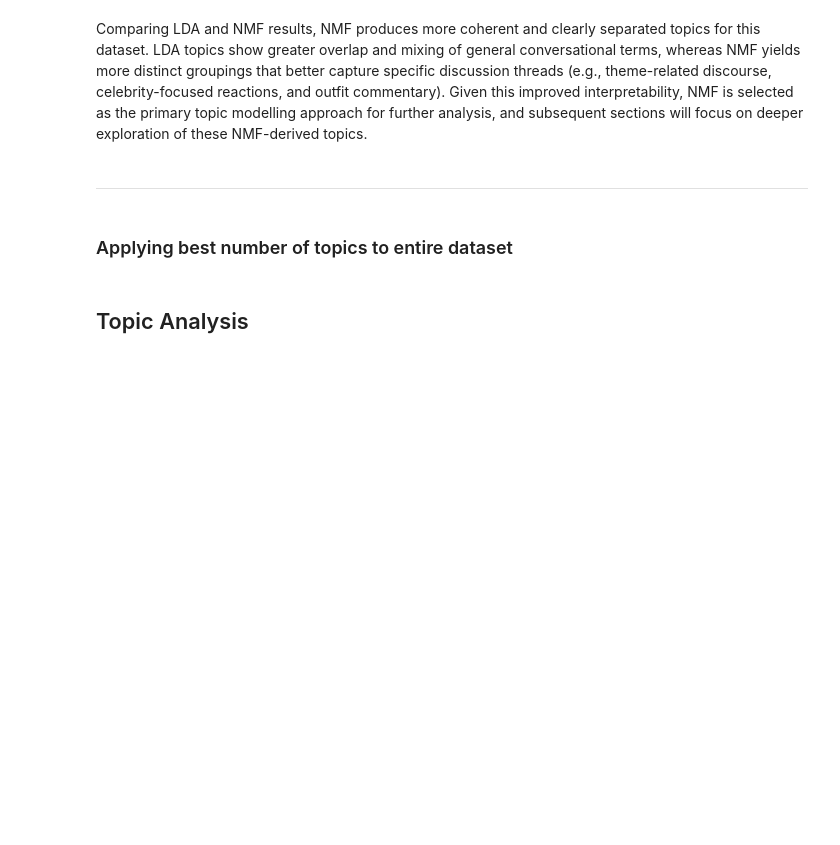
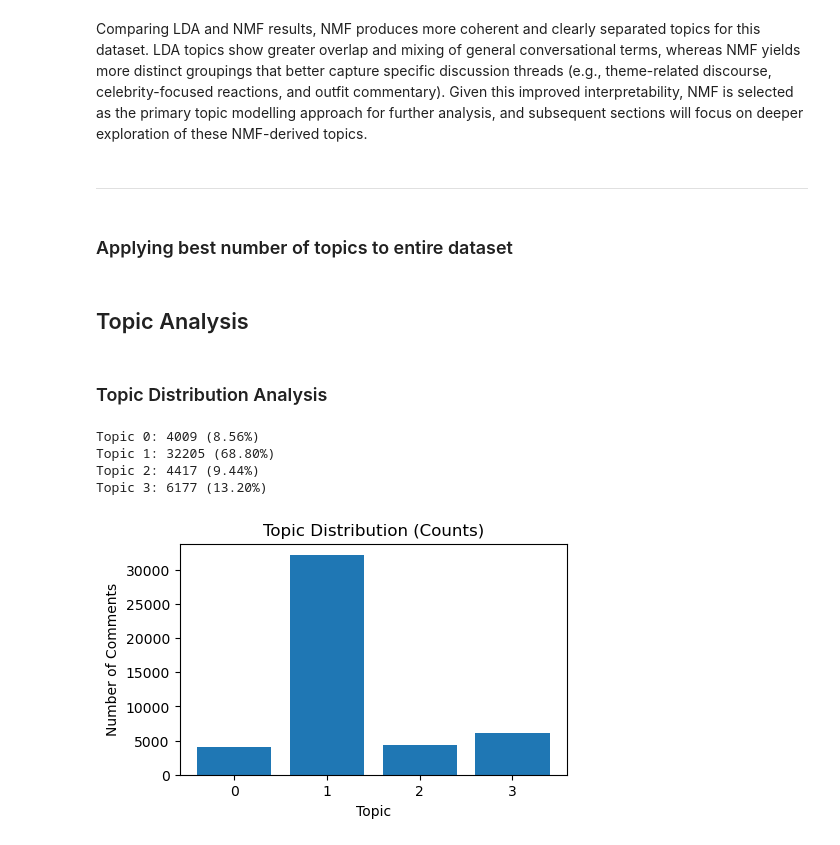
Before and after one commit to gnol-123/Network-Analysis-Project, a Jupyter notebook: notebooks/05_topic_modelling_and_analysis.ipynb, the cells around one changed output. Drawn from its saved outputs; the diff is of its cells as text; code cells hidden in the pictures; blank space fills up the shorter version.

Commit message:
topic distribution analysis

```diff
--- a/notebooks/05_topic_modelling_and_analysis.ipynb
+++ b/notebooks/05_topic_modelling_and_analysis.ipynb
@@ -733,3 +733,30 @@ processed_comments_df["topic"] = W.argmax(axis=1)
 processed_comments_df["topic_score"] = W.max(axis=1)
 # %% [markdown]
 ## Topic Analysis
+# %% [markdown]
+### Topic Distribution Analysis
+# %%
+topic_counts = processed_comments_df["topic"].value_counts().sort_index()
+total = len(processed_comments_df)
+
+for topic in topic_counts.index:
+    count = topic_counts[topic]
+    pct = (count / total) * 100
+    print(f"Topic {topic}: {count} ({pct:.2f}%)")
+# %% [output]
+Topic 0: 4009 (8.56%)
+Topic 1: 32205 (68.80%)
+Topic 2: 4417 (9.44%)
+Topic 3: 6177 (13.20%)
+# %%
+plt.figure(figsize=(5, 3))
+plt.bar(topic_counts.index, topic_counts.values)
+
+plt.title("Topic Distribution (Counts)")
+plt.xlabel("Topic")
+plt.ylabel("Number of Comments")
+plt.xticks(topic_counts.index)
+
+plt.show()
+# %% [output]
+[figure, added]
```
